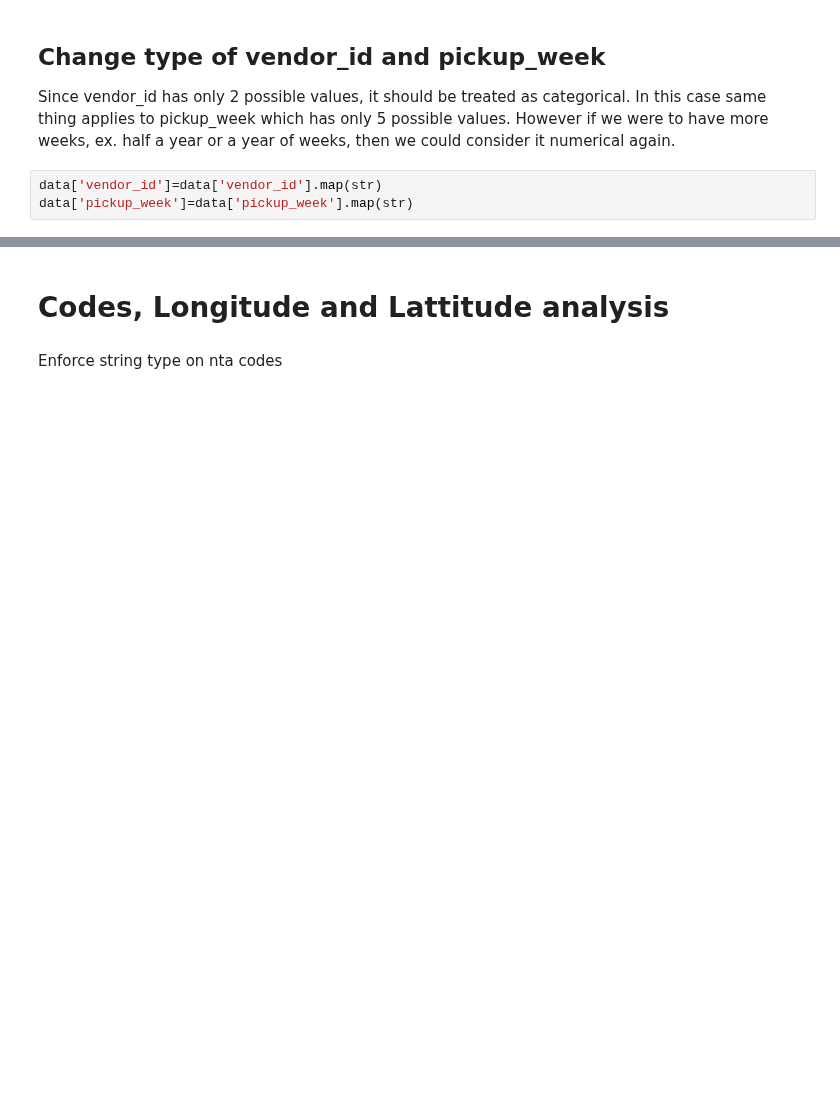
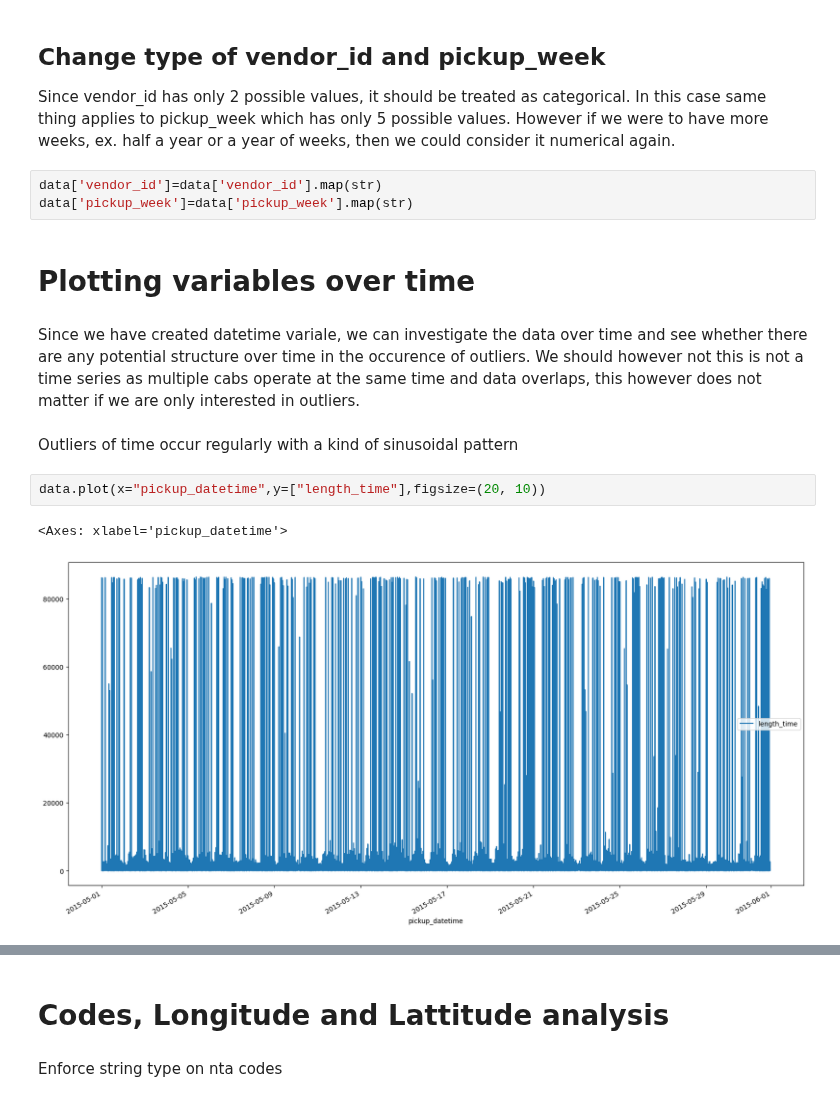
Before and after one commit to MichalKrzyzanski2002/Foundations-Data-Science-Project, a Jupyter notebook: Cleaning.ipynb, the cells around one changed output, grey strips where cells are left out. Cells and saved outputs as stored; diff of their text form; blank space fills up the shorter version.

```diff
--- a/Cleaning.ipynb
+++ b/Cleaning.ipynb
@@ -860,3 +858,14 @@ In this case same thing applies to pickup_week which has only 5 possible values.
 # %%
 data['vendor_id']=data['vendor_id'].map(str)
 data['pickup_week']=data['pickup_week'].map(str)
+# %% [markdown]
+# Plotting variables over time
+# %% [markdown]
+Since we have created datetime variale, we can investigate the data over time and see whether there are any potential structure over time in the occurence of outliers. We should however not this is not a time series as multiple cabs operate at the same time and data overlaps, this however does not matter if we are only interested in outliers.
+# %% [markdown]
+Outliers of time occur regularly with a kind of sinusoidal pattern
+# %%
+data.plot(x="pickup_datetime",y=["length_time"],figsize=(20, 10))
+# %% [output]
+<Axes: xlabel='pickup_datetime'>
+[figure, added]
```
Also changed, not shown: parts of 61 cells of this notebook, 1 other file.
